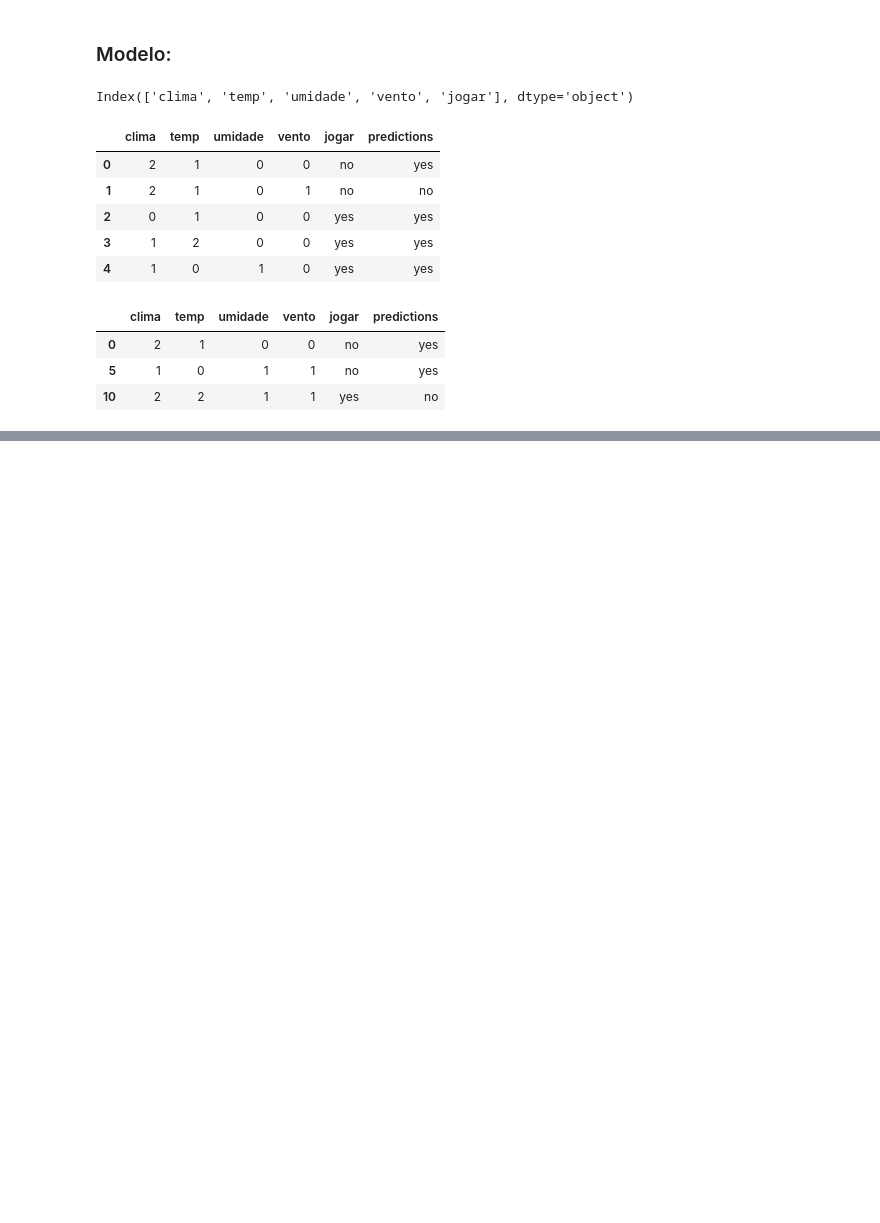
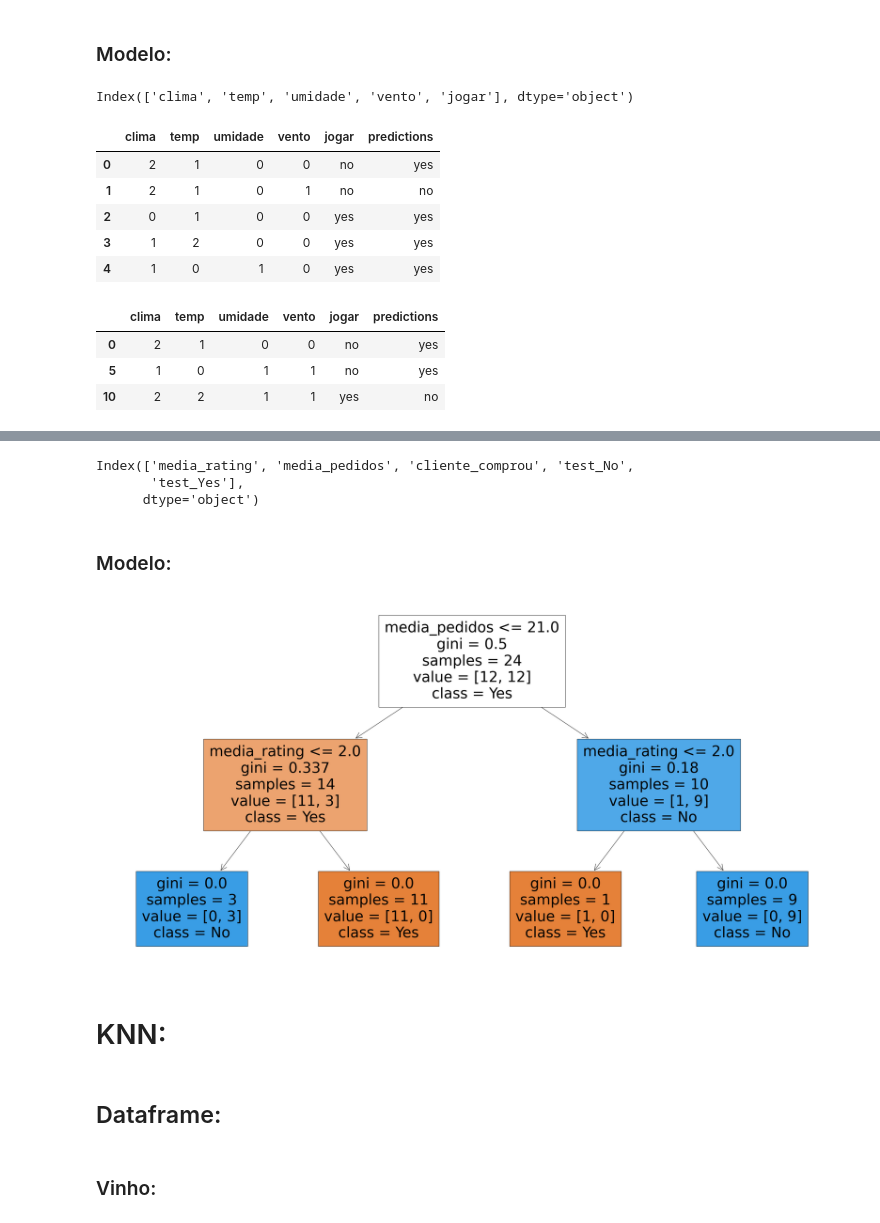
Before and after one commit to SamuelBarbosaDev/DataExpert, a Jupyter notebook: core/core/slots/8/Classification/main.ipynb, the cells around one changed output, grey strips where cells are left out. Cells and saved outputs as stored; diff of their text form; code cells hidden in the pictures; blank space fills up the shorter version.

```diff
--- a/core/core/slots/8/Classification/main.ipynb
+++ b/core/core/slots/8/Classification/main.ipynb
@@ -373,0 +473,9 @@ display(df_golf[df_golf['jogar'] != df_golf['predictions']])
+# %%
+df_sales = árvore_de_decisão.removendo_colunas(
+    dataframe=df_sales,
+    colunas=['test']
+)
+# %%
+df_sales['cliente_comprou'] = exercise.label_endcode(
+    dataframe=df_sales['cliente_comprou'],
+)
@@ -373,0 +491,30 @@ display(df_golf[df_golf['jogar'] != df_golf['predictions']])
+# %%
+df_sales.columns
+# %% [output]
+Index(['media_rating', 'media_pedidos', 'cliente_comprou', 'test_No',
+       'test_Yes'],
+      dtype='object')
+# %% [markdown]
+### Modelo:
+# %%
+x = ['media_rating', 'media_pedidos', 'test_No', 'test_Yes']
+y = ["cliente_comprou"]
+# %%
+training, y_pred = árvore_de_decisão.training(
+    dataframe=df_sales,
+    x=x,
+    y=y
+)
+# %%
+árvore_de_decisão.gráfico_de_decisão(
+    dataframe=df_sales,
+    treinamento=training
+);
+# %% [output]
+[figure, added]
+# %% [markdown]
+# KNN:
+# %% [markdown]
+## Dataframe:
+# %% [markdown]
+### Vinho:
```
Also changed, not shown: parts of 57 cells of this notebook, 1 other file.
